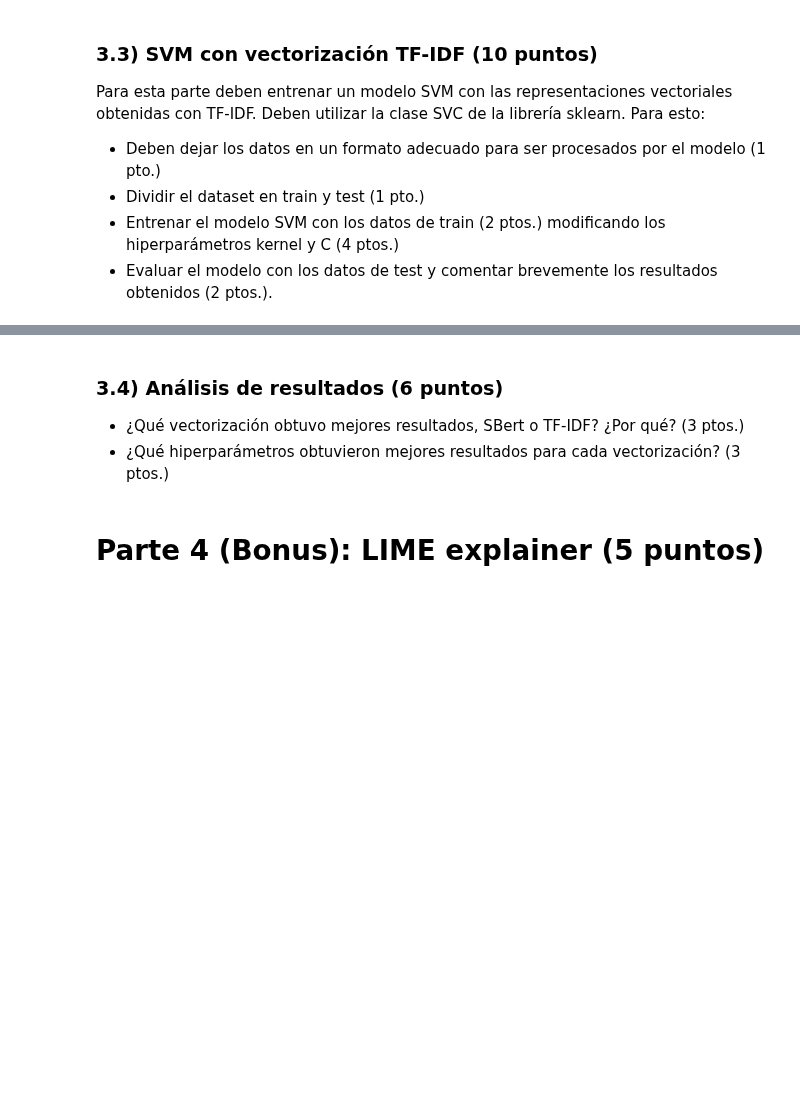
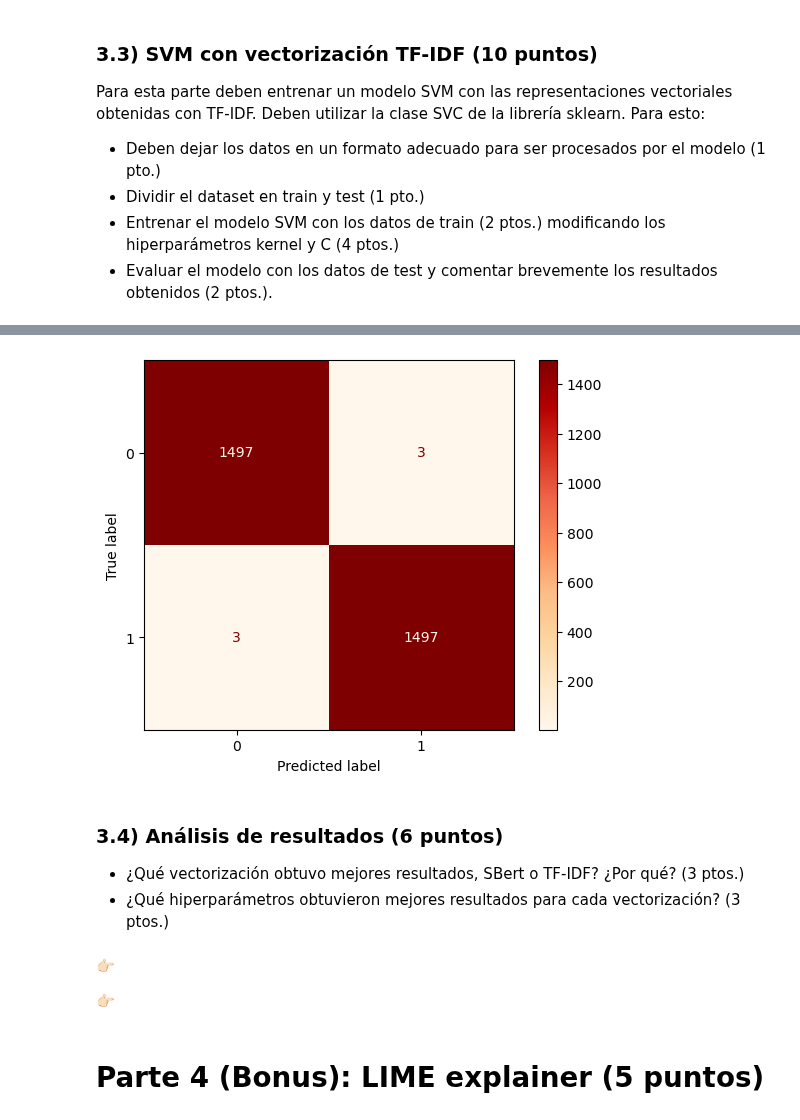
Before and after one commit to pedrozavalat/iic2433-tareas, a Jupyter notebook: t5/T5-PedroPabloZavalaTejos.ipynb, the cells around one changed output, grey strips where cells are left out. Drawn from its saved outputs; the diff is of its cells as text; code cells hidden in the pictures; blank space fills up the shorter version.

```diff
--- a/t5/T5-PedroPabloZavalaTejos.ipynb
+++ b/t5/T5-PedroPabloZavalaTejos.ipynb
@@ -298,0 +433,34 @@ TypeError: MinMaxScaler does not support sparse input. Consider using MaxAbsScal
+# %%
+X_train_tfidf, X_test_tfidf, y_train_tfidf, y_test_tfidf = train_test_split(X_TFIDF_scaled, Y, test_size=0.3, stratify=Y)
+# %%
+for kernel_ in kernels:
+    for c in c_values:
+        if kernel_ == 'poly':
+            for degree_ in degrees:
+                clf = make_pipeline(StandardScaler(), SVC(kernel=kernel_, degree= degree_, C=c))
+                clf.fit(X_train_tfidf, y_train_tfidf)
+                y_pred_tfidf = clf.predict(X_test_tfidf)
+                acc = accuracy_score(y_test_tfidf, y_pred_tfidf)
+                print(
+                    "For kernel =",
+                    kernel_,
+                    "with degree =",
+                    degree_,
+                    "with C value = ",
+                    c,
+                    "The accuracy is :",
+                    acc,
+                )
+        else:
+            clf = make_pipeline(StandardScaler(), SVC(kernel=kernel_, C=c))
+            clf.fit(X_train_tfidf, y_train_tfidf)
+            y_pred_tfidf = clf.predict(X_test_tfidf)
+            acc = accuracy_score(y_test_tfidf, y_pred_tfidf)
+            print(
+                "For kernel =",
+                kernel_,
+                "with C value = ",
+                c,
+                "The accuracy is :",
+                acc,
+            )
@@ -298,0 +485,7 @@ TypeError: MinMaxScaler does not support sparse input. Consider using MaxAbsScal
+# %%
+# Dado los resultados anteriores podemos visualizar que los kernels con mas acertividad fueron el kernel gaussiano
+# y el kernel de la funcion Sigmoid, ambos con un valor de 0.998 y parametro C = 1
+clf_tfidf = make_pipeline(StandardScaler(), SVC(kernel='rbf', C=1)) # Escogeremos el kernel rbf
+clf_tfidf.fit(X_train_tfidf, y_train_tfidf)
+y_pred_tfidf = clf_tfidf.predict(X_test_tfidf)
+print(classification_report(y_test_tfidf, y_pred_tfidf))
@@ -299,7 +501,16 @@ TypeError: MinMaxScaler does not support sparse input. Consider using MaxAbsScal
+# %%
+cm_tfidf = confusion_matrix(y_test_tfidf, y_pred_tfidf)
+cm_display = ConfusionMatrixDisplay(cm_tfidf).plot(cmap='OrRd')
+# %% [output]
+[figure, added]
 # %% [markdown]
 ### 3.4) Análisis de resultados (6 puntos)
 - ¿Qué vectorización obtuvo mejores resultados, SBert o TF-IDF? ¿Por qué? (3 ptos.)
 - ¿Qué hiperparámetros obtuvieron mejores resultados para cada vectorización? (3 ptos.)
+# %% [markdown]
+👉🏻
+
+👉🏻
 # %% [markdown]
 # Parte 4 (Bonus): LIME explainer (5 puntos)
 # %% [markdown]
```
Also changed, not shown: parts of 22 cells of this notebook.
